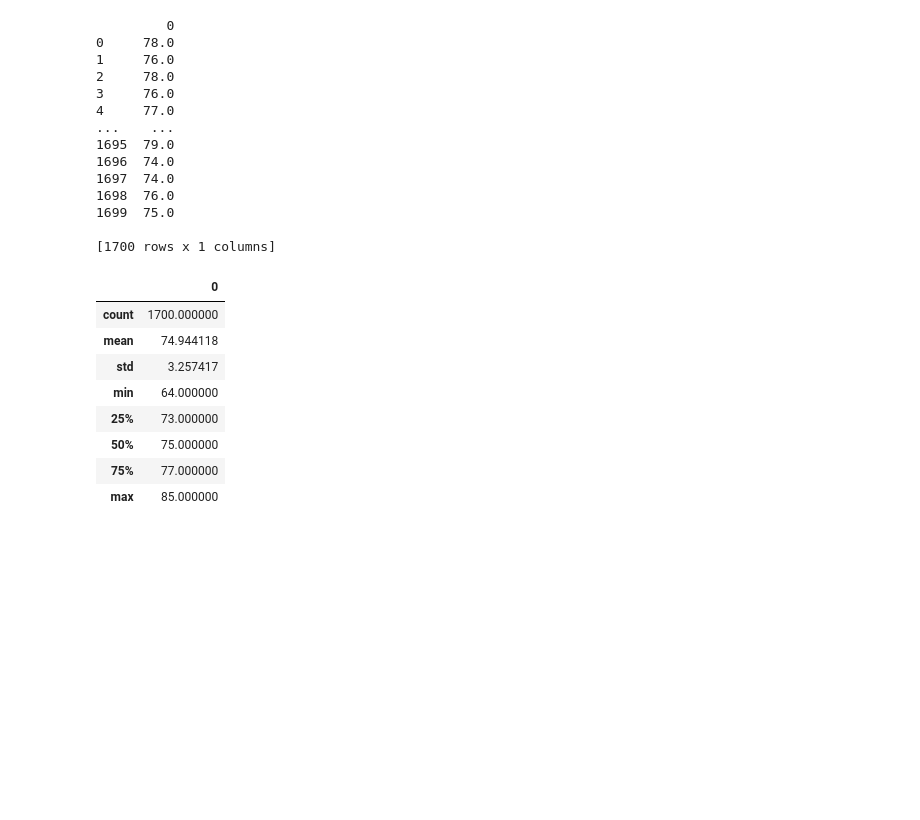
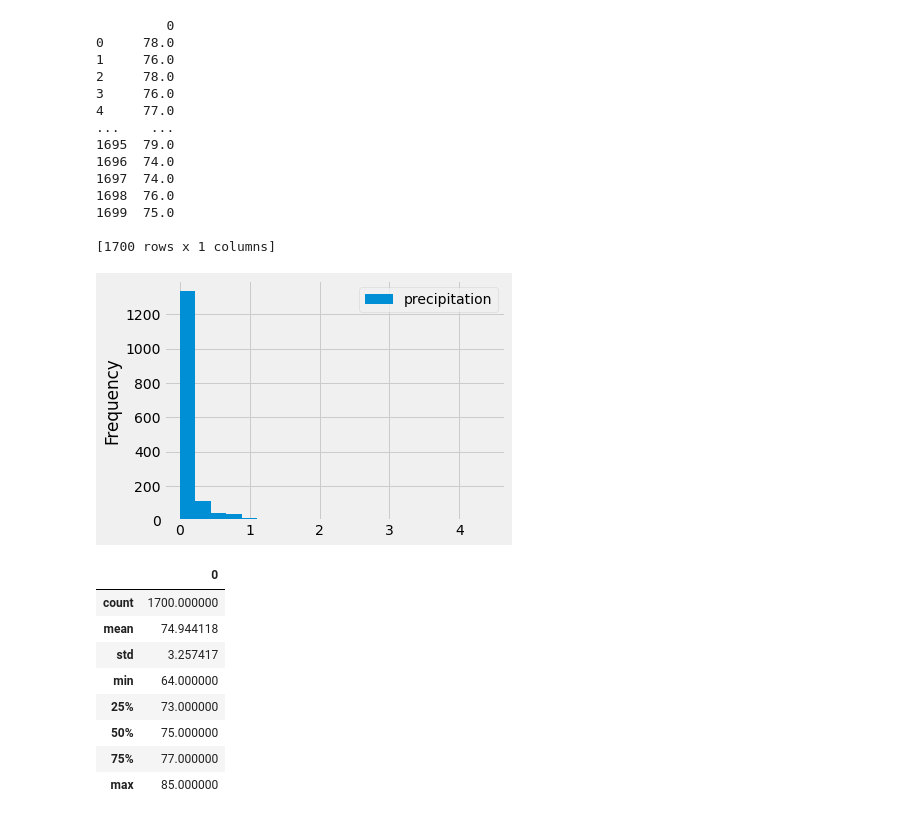
Before and after one commit to onsotiL/surfs_up, a Jupyter notebook: SurfsUp_Challenge.ipynb.ipynb, the cells around one changed output. Cells and saved outputs as stored; diff of their text form; code cells hidden in the pictures; blank space fills up the shorter version.

```diff
--- a/SurfsUp_Challenge.ipynb.ipynb
+++ b/SurfsUp_Challenge.ipynb.ipynb
@@ -9,6 +9,11 @@ import sqlalchemy
 from sqlalchemy.ext.automap import automap_base
 from sqlalchemy.orm import Session
 from sqlalchemy import create_engine, func
+
+%matplotlib inline
+from matplotlib import style
+style.use('fivethirtyeight')
+import matplotlib.pyplot as plt
 # %%
 engine = create_engine("sqlite:///hawaii.sqlite")
 
@@ -60,6 +65,11 @@ print(june_temp_df)
 1699  75.0
 
 [1700 rows x 1 columns]
+# %%
+df.plot.hist(bins=20)
+plt.tight_layout()
+# %% [output]
+[figure, added]
 # %%
 # 5. Calculate and print out the summary statistics for the June temperature DataFrame.
 june_temp_df.describe()
```
Also changed, not shown: 1 other file.
